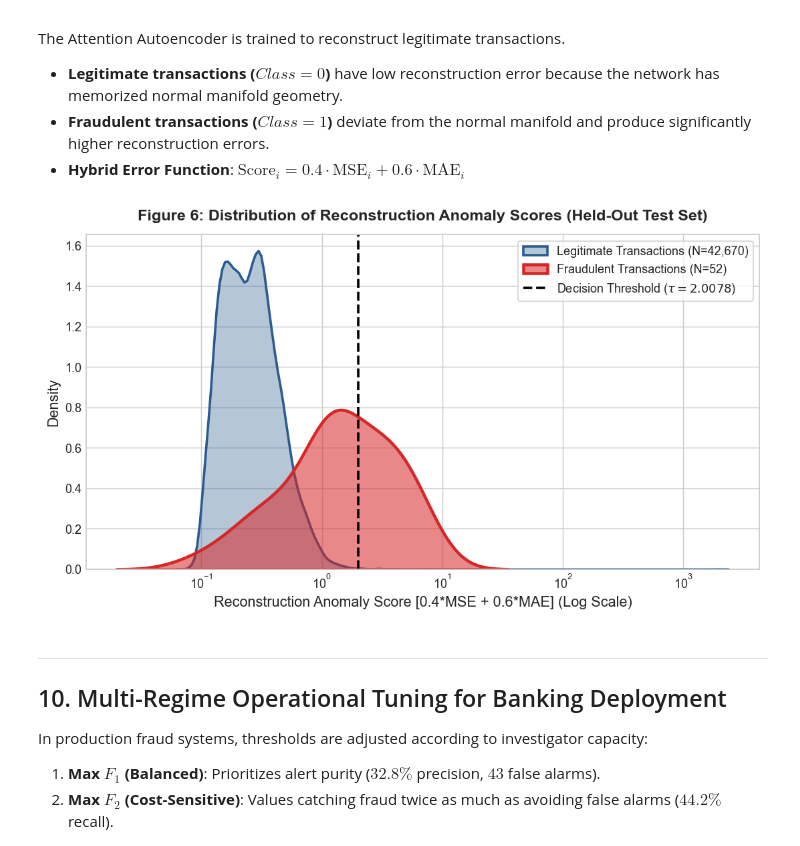
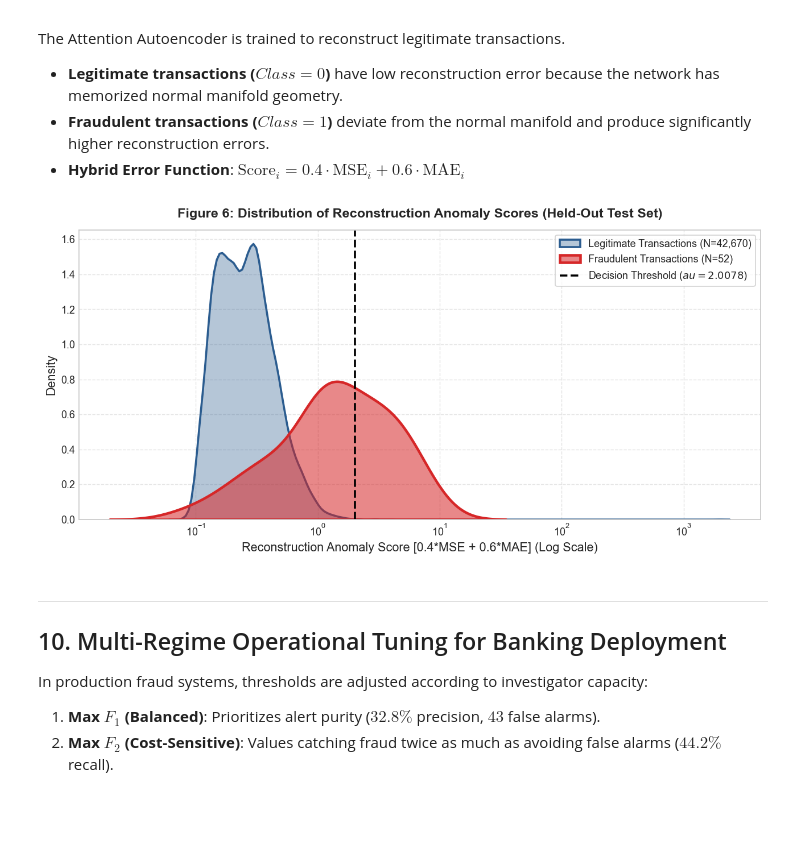
Before and after one commit to Priyansh-81/CreditCardFraudDL, a Jupyter notebook: notebooks/fraud_detection_metrics_and_analysis.ipynb, the cells around one changed output. Cells and saved outputs as stored; diff of their text form; code cells hidden in the pictures; blank space fills up the shorter version.

```diff
--- a/notebooks/fraud_detection_metrics_and_analysis.ipynb
+++ b/notebooks/fraud_detection_metrics_and_analysis.ipynb
@@ -17,9 +17,9 @@ Credit card transaction streams exhibit **extreme class imbalance** (in this ben
 
 This notebook provides the **single definitive presentation document** for the entire project, covering data before & after preprocessing, the mathematical principles behind evaluation, all 4 model architectures, comparative curves, confusion matrices, and domain error analysis.
 # %%
-%matplotlib inline
 import sys
 import json
+import os
 from pathlib import Path
 import numpy as np
 import pandas as pd
@@ -36,7 +36,15 @@ from sklearn.metrics import (
     classification_report
 )
 
-PROJECT_ROOT = Path("..").resolve()
+# Robust project root discovery whether run from project root or notebooks/
+cwd = Path.cwd().resolve()
+if (cwd / "src").exists() and (cwd / "data").exists():
+    PROJECT_ROOT = cwd
+elif (cwd.parent / "src").exists() and (cwd.parent / "data").exists():
+    PROJECT_ROOT = cwd.parent
+else:
+    PROJECT_ROOT = Path(__file__).resolve().parent.parent if "__file__" in locals() else cwd
+
 if str(PROJECT_ROOT) not in sys.path:
     sys.path.insert(0, str(PROJECT_ROOT))
 
@@ -67,7 +75,8 @@ COLOR_MAP = {
     "Random Baseline": "#7f7f7f",              # Gray
 }
 
-print("Environment initialized successfully.")
+print(f"Project Root: {PROJECT_ROOT}")
+print(f"Raw Data Path: {RAW_DATA_PATH} (Exists: {RAW_DATA_PATH.exists()})")
 print(f"Metrics Directory: {METRICS_DIR}")
 print(f"Available Metric Files: {[f.name for f in METRICS_DIR.glob('*') if not f.name.startswith('.')]}")
 # %% [output]
@@ -422,21 +501,30 @@ The Attention Autoencoder is trained to reconstruct legitimate transactions.
 # %%
 ae_data = np.load(METRICS_DIR / "test_predictions.npz")
 thresh_ae = ae_data["threshold"].item()
 scores_ae = ae_data["test_scores"]
 y_test_ae = ae_data["y_test"]
 
+scores_legit = scores_ae[y_test_ae == 0]
+scores_fraud = scores_ae[y_test_ae == 1]
+
 fig, ax = plt.subplots(figsize=(10, 5))
-sns.kdeplot(scores_ae[y_test_ae == 0], ax=ax, label=f"Legitimate Transactions", color="#2b5c8f", fill=True, alpha=0.35, linewidth=2, log_scale=True)
-sns.kdeplot(scores_ae[y_test_ae == 1], ax=ax, label=f"Fraudulent Transactions", color="#d62728", fill=True, alpha=0.55, linewidth=2.5, log_scale=True)
-ax.axvline(thresh_ae, color="black", linestyle="--", linewidth=2.0, label=f"Decision Threshold (tau = {thresh_ae:.4f})")
-ax.set_title("Figure 6: Distribution of Reconstruction Anomaly Scores", pad=12, fontweight="bold")
+sns.kdeplot(scores_legit, ax=ax, label=f"Legitimate Transactions (N={len(scores_legit):,})",
+            color="#2b5c8f", fill=True, alpha=0.35, linewidth=2, log_scale=True)
+sns.kdeplot(scores_fraud, ax=ax, label=f"Fraudulent Transactions (N={len(scores_fraud):,})",
+            color="#d62728", fill=True, alpha=0.55, linewidth=2.5, log_scale=True)
+ax.axvline(thresh_ae, color="black", linestyle="--", linewidth=2.0,
+           label=f"Decision Threshold ($\tau = {thresh_ae:.4f}$)")
+
+ax.set_title("Figure 6: Distribution of Reconstruction Anomaly Scores (Held-Out Test Set)", pad=12, fontweight="bold")
 ax.set_xlabel("Reconstruction Anomaly Score [0.4*MSE + 0.6*MAE] (Log Scale)")
 ax.set_ylabel("Density")
+ax.grid(True, linestyle="--", alpha=0.5)
 ax.legend(loc="upper right", frameon=True, facecolor="white")
+
 plt.tight_layout()
 plt.show()
 # %% [output]
-[figure, old version]
+[figure, new version]
 # %% [markdown]
 ---
 ## 10. Multi-Regime Operational Tuning for Banking Deployment
```
Also changed, not shown: parts of 12 cells of this notebook, 1 other file.
